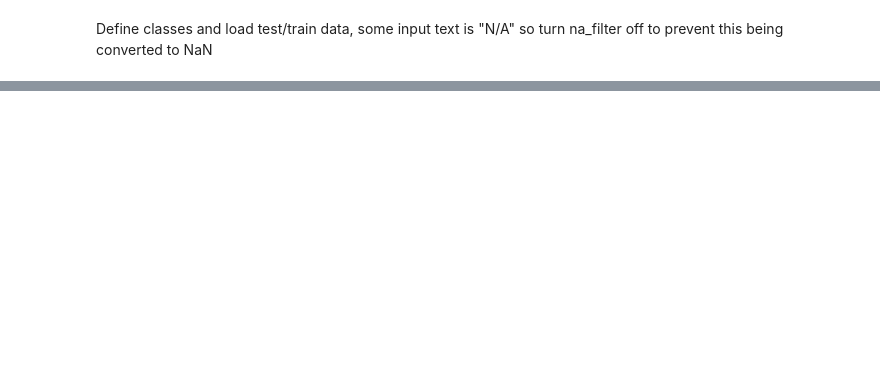
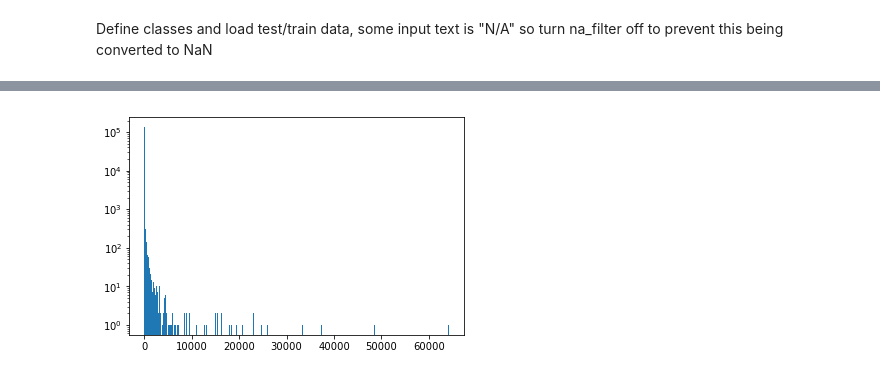
Before and after one commit to david-macleod/kaggle-toxic-comments, a Jupyter notebook: notebooks/d001_naive_bayes_improved.ipynb, the cells around one changed output, grey strips where cells are left out. Cells and saved outputs as stored; diff of their text form; code cells hidden in the pictures; blank space fills up the shorter version.

```diff
--- a/notebooks/d001_naive_bayes_improved.ipynb
+++ b/notebooks/d001_naive_bayes_improved.ipynb
@@ -140,0 +30,10 @@ df_submit.to_csv('../results/m000.csv', index=False)
+# %%
+toxic_classes = [
+    'toxic', 'severe_toxic', 'obscene',
+    'threat', 'insult', 'identity_hate'
+]
+
+df = pd.read_csv('../data/train.csv', na_filter=False)
+X_text = df['comment_text'].values
+Y = df[toxic_classes].values
+ids = df['id']
@@ -140,0 +52,9 @@ df_submit.to_csv('../results/m000.csv', index=False)
+# %%
+X = CountVectorizer(binary=True).fit_transform(X_text) # binarize features for easy histogram
+# %%
+document_frequency = np.asarray(X.sum(axis=0)).flatten()
+plt.hist(document_frequency, bins=1000)
+plt.yscale('log')
+plt.show()
+# %% [output]
+[figure, added]
```
Also changed, not shown: parts of 43 cells of this notebook, 10 other files.
